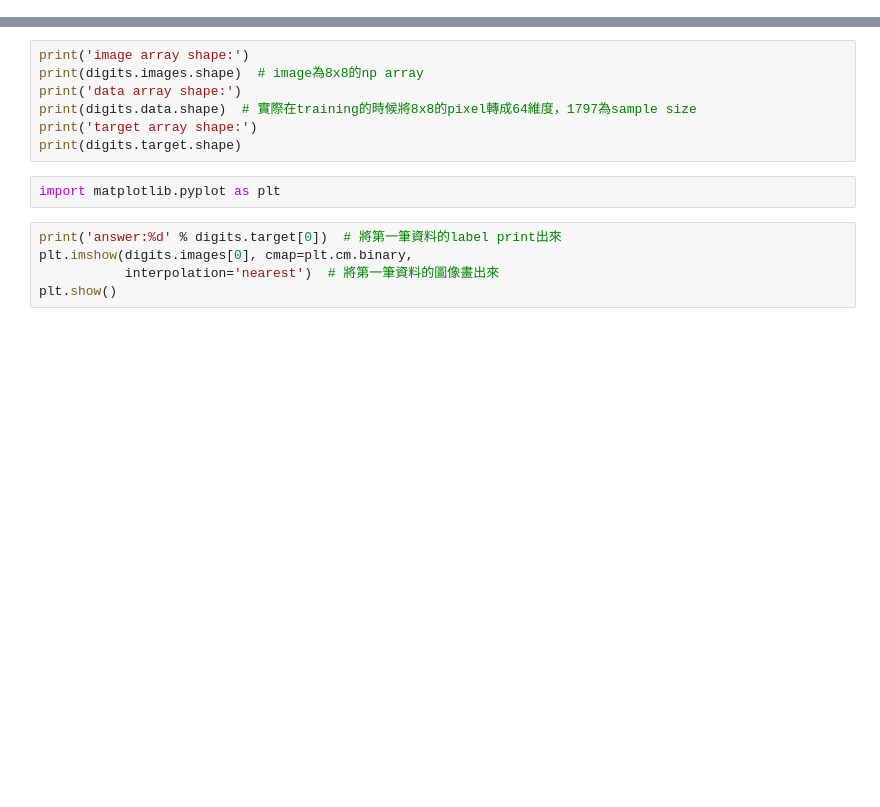
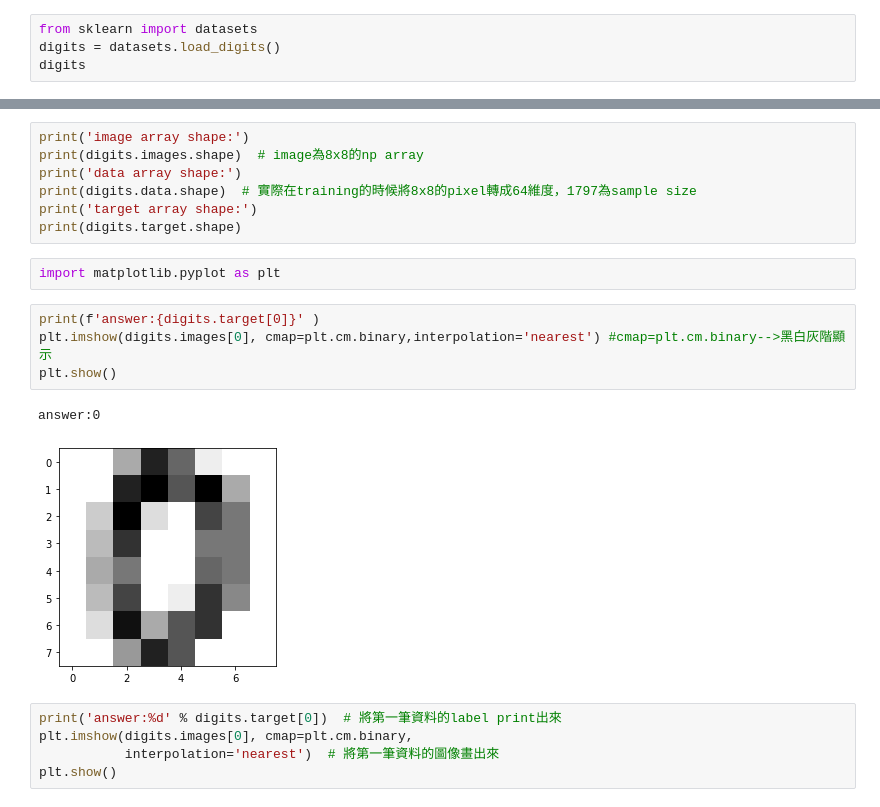
Before and after one commit to Bobson0101/course_3.0, a Jupyter notebook: 02_ML/part2/Chapter1/Load_dataset_from_Scikit_Learn_Example.ipynb, the cells around one changed output, grey strips where cells are left out. Saved outputs shown, nothing was run; the diff lists cells and outputs as text; blank space fills up the shorter version.

```diff
--- a/02_ML/part2/Chapter1/Load_dataset_from_Scikit_Learn_Example.ipynb
+++ b/02_ML/part2/Chapter1/Load_dataset_from_Scikit_Learn_Example.ipynb
@@ -5,5 +5,9 @@
 # %%
 from sklearn import datasets
 digits = datasets.load_digits()
+# %%
+from sklearn import datasets
+digits = datasets.load_digits()
+digits
 # %%
 digits
@@ -16,6 +30,13 @@ print('target array shape:')
 print(digits.target.shape)
 # %%
 import matplotlib.pyplot as plt
+# %%
+print(f'answer:{digits.target[0]}' )
+plt.imshow(digits.images[0], cmap=plt.cm.binary,interpolation='nearest') #cmap=plt.cm.binary-->黑白灰階顯示
+plt.show()
+# %% [output]
+answer:0
+[figure, added]
 # %%
 print('answer:%d' % digits.target[0])  # 將第一筆資料的label print出來
 plt.imshow(digits.images[0], cmap=plt.cm.binary,
```
Also changed, not shown: parts of 2 cells of this notebook.
